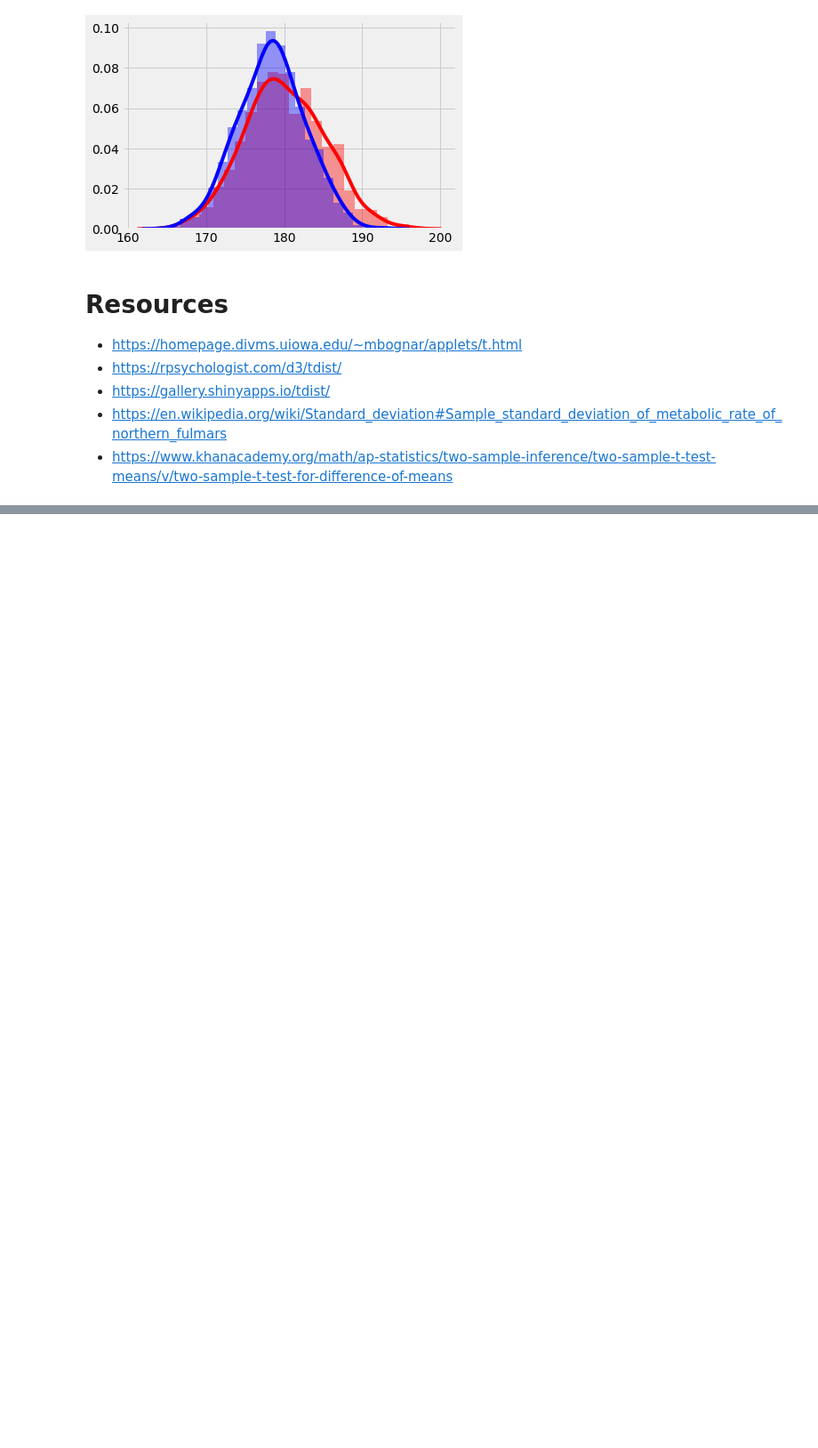
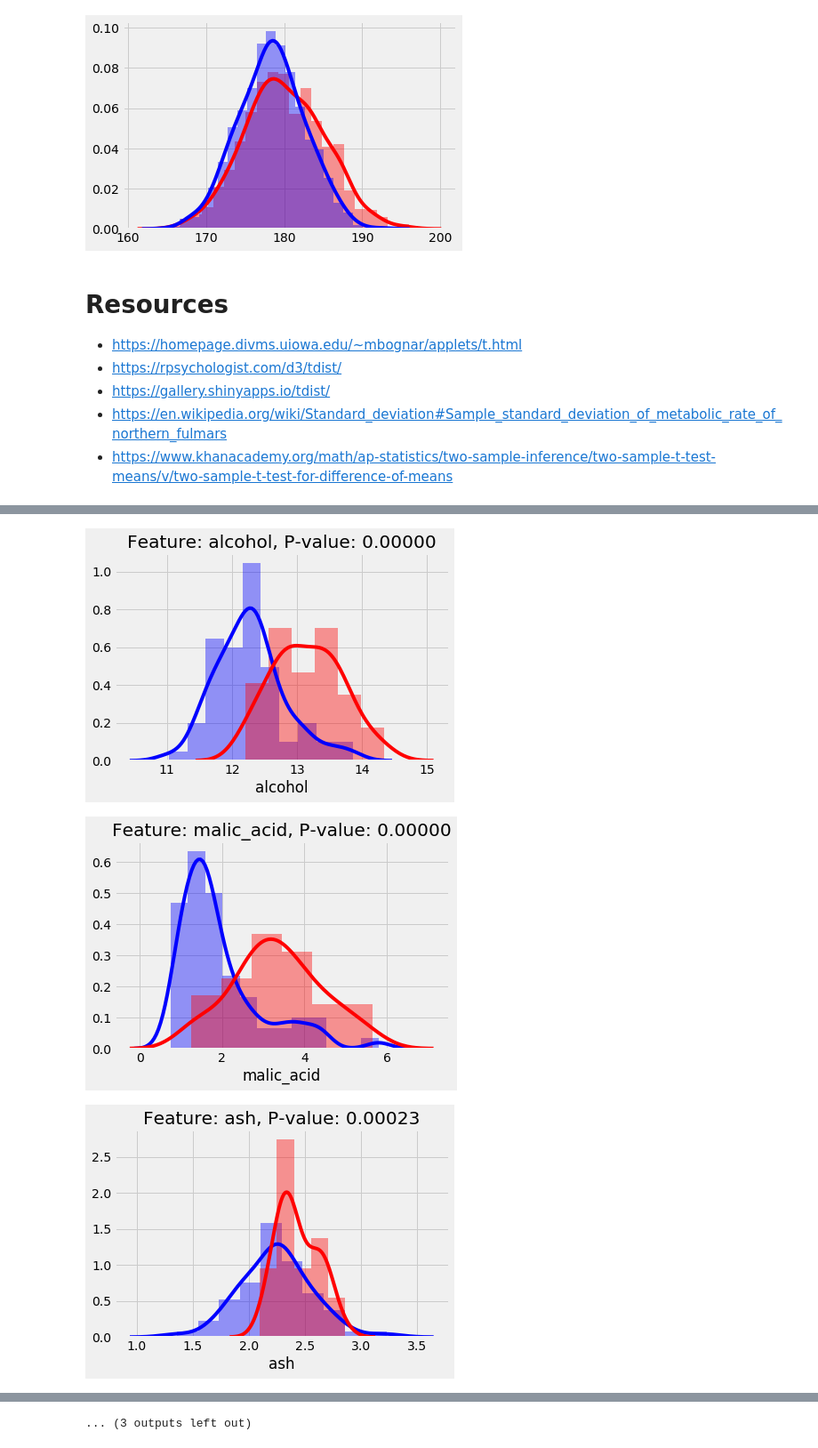
Before and after one commit to ngriggs/DS-Unit-1-Sprint-3-Statistical-Tests-and-Experiments, a Jupyter notebook: module1-statistics-probability-and-inference/LS_DS_131_Statistics_Probability_and_Inference.ipynb, the cells around one changed output, grey strips where cells are left out. Shown at 89% size. Drawn from its saved outputs; the diff is of its cells as text; code cells hidden in the pictures; blank space fills up the shorter version.

```diff
--- a/module1-statistics-probability-and-inference/LS_DS_131_Statistics_Probability_and_Inference.ipynb
+++ b/module1-statistics-probability-and-inference/LS_DS_131_Statistics_Probability_and_Inference.ipynb
@@ -186,0 +243,22 @@ sns.distplot(burnerB, color='b')
+# %%
+import matplotlib.pyplot as plt
+
+for feat in wine.columns:
+  # Splot groups
+  group1 = wine[wine['origin']==1][feat]
+  group2 = wine[wine['origin']==2][feat]
+
+  # Plot distribution
+  sns.distplot(group1, color = 'b')
+  sns.distplot(group2, color = 'r');
+
+  # Run t-test
+  _, pvalue = ttest_ind(group1, group2)
+
+  # Plot
+  plt.title(f'Feature: {feat}, P-value: {pvalue:.5f}')
+  plt.figure()
+# %% [output]
+[figure, added]
+[figure, added]
+[figure, added]
@@ -186,0 +274 @@ sns.distplot(burnerB, color='b')
+... (3 outputs left out)
```
Also changed, not shown: parts of 8 cells of this notebook.
